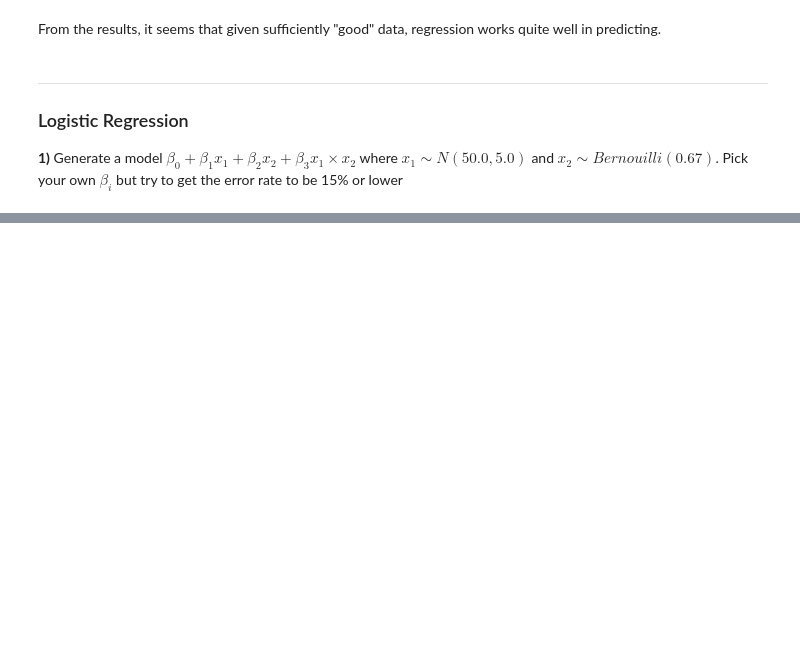
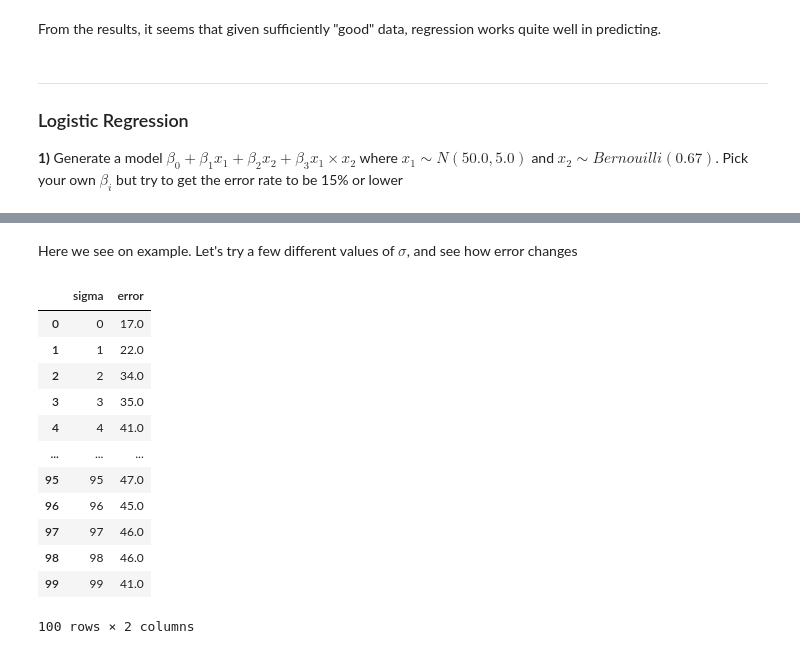
Before and after one commit to natemcintosh/en_685_648_data_science, a Jupyter notebook: 9_module/lab/nmcinto2.ipynb, the cells around one changed output, grey strips where cells are left out. Cells and saved outputs as stored; diff of their text form; code cells hidden in the pictures; blank space fills up the shorter version.

```diff
--- a/9_module/lab/nmcinto2.ipynb
+++ b/9_module/lab/nmcinto2.ipynb
@@ -252,0 +305,2 @@ ValueError: This solver needs samples of at least 2 classes in the data, but the
+# %% [markdown]
+Here we see on example. Let's try a few different values of $\sigma$, and see how error changes
@@ -252,0 +331,20 @@ ValueError: This solver needs samples of at least 2 classes in the data, but the
+# %%
+sigma_and_error = pd.DataFrame({
+    "sigma": sigmas,
+    "error": errors,
+})
+sigma_and_error
+# %% [output]
+|  | sigma | error |
+| 0 | 0 | 17.0 |
+| 1 | 1 | 22.0 |
+| 2 | 2 | 34.0 |
+| 3 | 3 | 35.0 |
+| 4 | 4 | 41.0 |
+| ... | ... | ... |
+| 95 | 95 | 47.0 |
+| 96 | 96 | 45.0 |
+| 97 | 97 | 46.0 |
+| 98 | 98 | 46.0 |
+| 99 | 99 | 41.0 |
+100 rows × 2 columns
```
Also changed, not shown: parts of 14 cells of this notebook.
